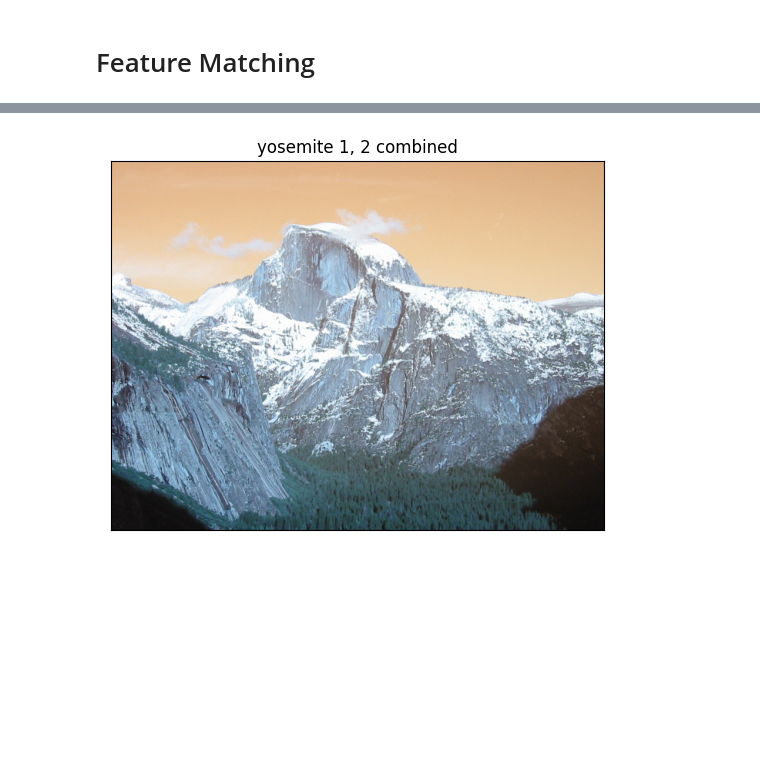
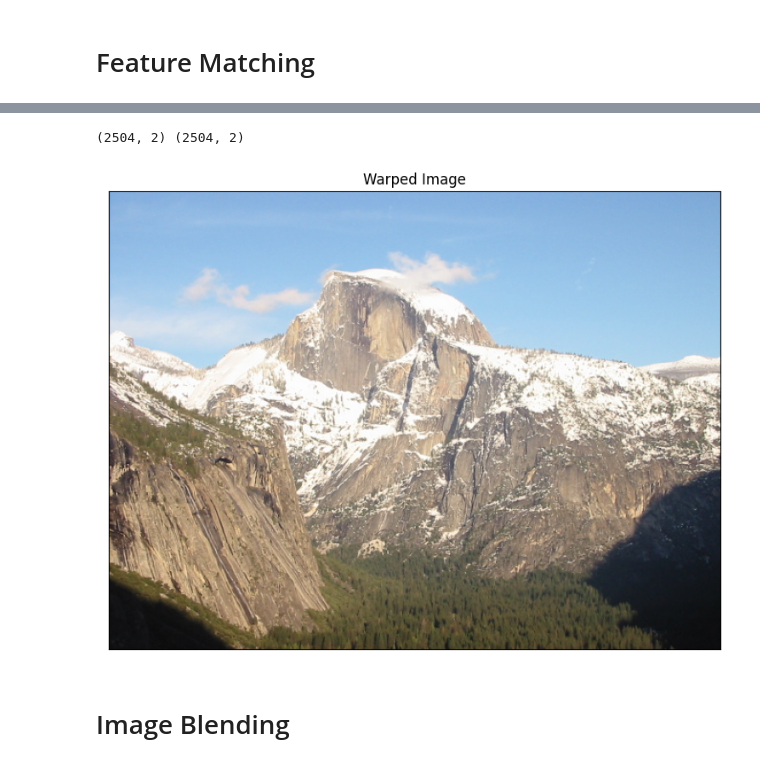
Before and after one commit to mattdo-dev/trivial-panaroma-stitching, a Jupyter notebook: panorama.ipynb, the cells around one changed output, grey strips where cells are left out. Saved outputs shown, nothing was run; the diff lists cells and outputs as text; code cells hidden in the pictures; blank space fills up the shorter version.

```diff
--- a/panorama.ipynb
+++ b/panorama.ipynb
@@ -54,16 +60,19 @@ plt.show()
 # %%
 # Construct correspondences
 import numpy as np
 
 pts1 = np.array([kp1[m.queryIdx].pt for m in matches])
 pts2 = np.array([kp2[m.trainIdx].pt for m in matches])
 
+# Sanity check
+print(pts1.shape, pts2.shape)
+
+# Warp image based off the homography transformation using RANSAC
 homography, mask = cv2.findHomography(pts1, pts2, cv2.RANSAC, 5.0)
 warp = cv2.warpPerspective(img1, homography, (img1.shape[1], img1.shape[0]))
-img1_mask = np.zeros((img1.shape[0], img1.shape[1]), dtype=np.uint8)
-img1_mask = cv2.warpPerspective(img1_mask, homography, (img1.shape[1], img1.shape[0]))
-warp[img1_mask == 0] = img2[img1_mask == 0]
-plt.imshow(warp), plt.title('yosemite 1, 2 combined'), plt.xticks([]), plt.yticks([])
-plt.show()
+warp[img2.shape[0] - img1.shape[0]:, :img1.shape[1], :] = img2[:img1.shape[0], :img1.shape[1], :]
 # %% [output]
+(2504, 2) (2504, 2)
-[figure, old version]
+[figure, new version]
+# %% [markdown]
+# Image Blending
```
Also changed, not shown: parts of 3 cells of this notebook.
